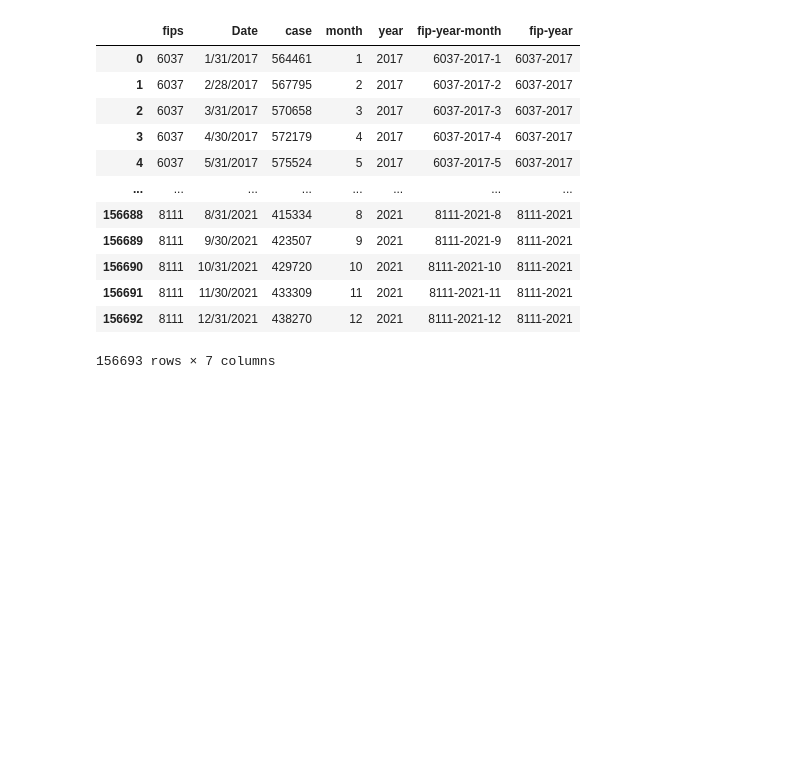
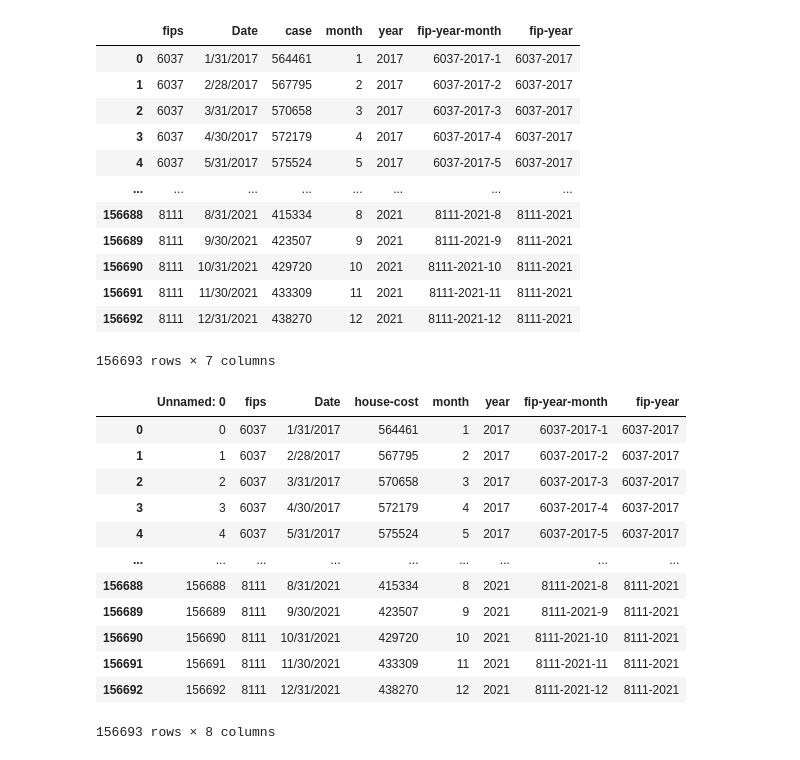
Before and after one commit to Jrheldmann/covidAnalysisHousing, a Jupyter notebook: Merge Data.ipynb, the cells around one changed output. Cells and saved outputs as stored; diff of their text form; code cells hidden in the pictures; blank space fills up the shorter version.

```diff
--- a/Merge Data.ipynb
+++ b/Merge Data.ipynb
@@ -228,3 +228,27 @@ Zillowit2
 156693 rows × 7 columns
 # %%
 Zillowit2.to_csv('Zillow_it2.csv')
+# %%
+import pandas as pd
+Zillow = pd.read_csv('Zillow_it2.csv')
+states = pd.read_csv('Fip-it2.csv')
+COVID= pd.read_csv('clenCOVID-it2.csv')
+income= pd.read_csv('income-it2.csv')
+raceeth= pd.read_csv('raceeth-it2.csv')
+RU= pd.read_csv('ruralurban-it2.csv')
+pop= pd.read_csv('Population-it2.csv')
+Zillow
+# %% [output]
+|  | Unnamed: 0 | fips | Date | house-cost | month | year | fip-year-month | fip-year |
+| 0 | 0 | 6037 | 1/31/2017 | 564461 | 1 | 2017 | 6037-2017-1 | 6037-2017 |
+| 1 | 1 | 6037 | 2/28/2017 | 567795 | 2 | 2017 | 6037-2017-2 | 6037-2017 |
+| 2 | 2 | 6037 | 3/31/2017 | 570658 | 3 | 2017 | 6037-2017-3 | 6037-2017 |
+| 3 | 3 | 6037 | 4/30/2017 | 572179 | 4 | 2017 | 6037-2017-4 | 6037-2017 |
+| 4 | 4 | 6037 | 5/31/2017 | 575524 | 5 | 2017 | 6037-2017-5 | 6037-2017 |
+| ... | ... | ... | ... | ... | ... | ... | ... | ... |
+| 156688 | 156688 | 8111 | 8/31/2021 | 415334 | 8 | 2021 | 8111-2021-8 | 8111-2021 |
+| 156689 | 156689 | 8111 | 9/30/2021 | 423507 | 9 | 2021 | 8111-2021-9 | 8111-2021 |
+| 156690 | 156690 | 8111 | 10/31/2021 | 429720 | 10 | 2021 | 8111-2021-10 | 8111-2021 |
+| 156691 | 156691 | 8111 | 11/30/2021 | 433309 | 11 | 2021 | 8111-2021-11 | 8111-2021 |
+| 156692 | 156692 | 8111 | 12/31/2021 | 438270 | 12 | 2021 | 8111-2021-12 | 8111-2021 |
+156693 rows × 8 columns
```
Also changed, not shown: parts of 24 cells of this notebook, 6 other files.
